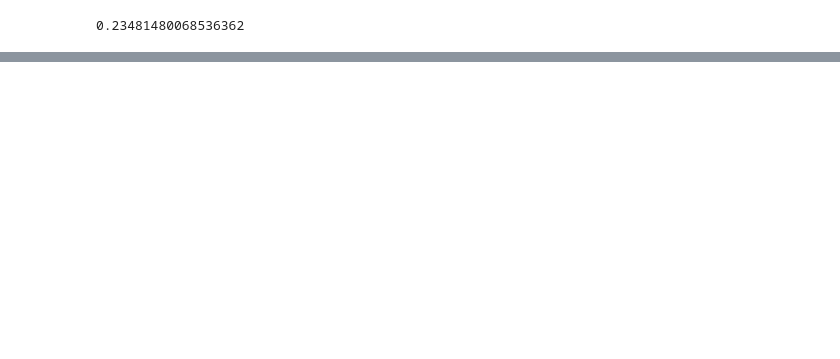
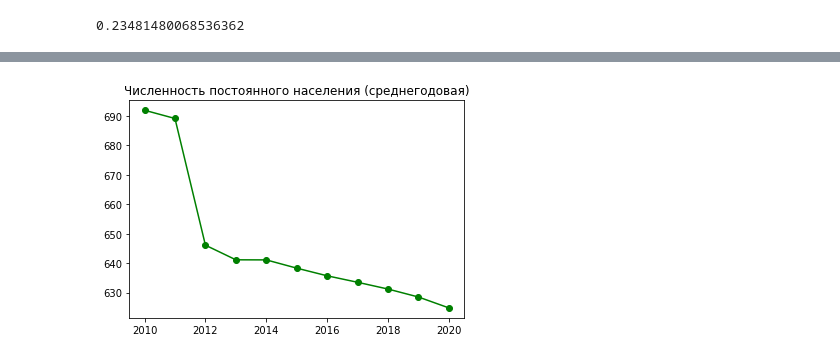
Before and after one commit to deethereal/DigitalLeaders_budget_10_HACK, a Jupyter notebook: DenisFirstTry.ipynb, the cells around one changed output, grey strips where cells are left out. Drawn from its saved outputs; the diff is of its cells as text; code cells hidden in the pictures; blank space fills up the shorter version.

```diff
--- a/DenisFirstTry.ipynb
+++ b/DenisFirstTry.ipynb
@@ -93,11 +81,0 @@ plt.show()
-# %%
-ans = []
-idx = 0
-for y in years:
-    df = pd.read_excel(path+str(f'{y}-{y+2}.xls'), header=0)
-    values = df.iloc[idx].values
-    ans.append(remove_star(values[2]))
-
-plt.plot(years,ans,'g-o')
-plt.title(df.iloc[idx].values[0])
-plt.show()
@@ -103,0 +92,13 @@ plt.show()
+# %%
+ans = []
+idx = 0
+for y in years:
+    df = pd.read_excel(path+str(f'{y}-{y+2}.xls'), header=0).dropna(how='any')
+    values = df.iloc[idx].values
+    ans.append(remove_star(values[2]))
+
+plt.plot(years,ans,'g-o')
+plt.title(df.iloc[idx].values[0])
+plt.show()
+# %% [output]
+[figure, added]
```
Also changed, not shown: parts of 6 cells of this notebook.
